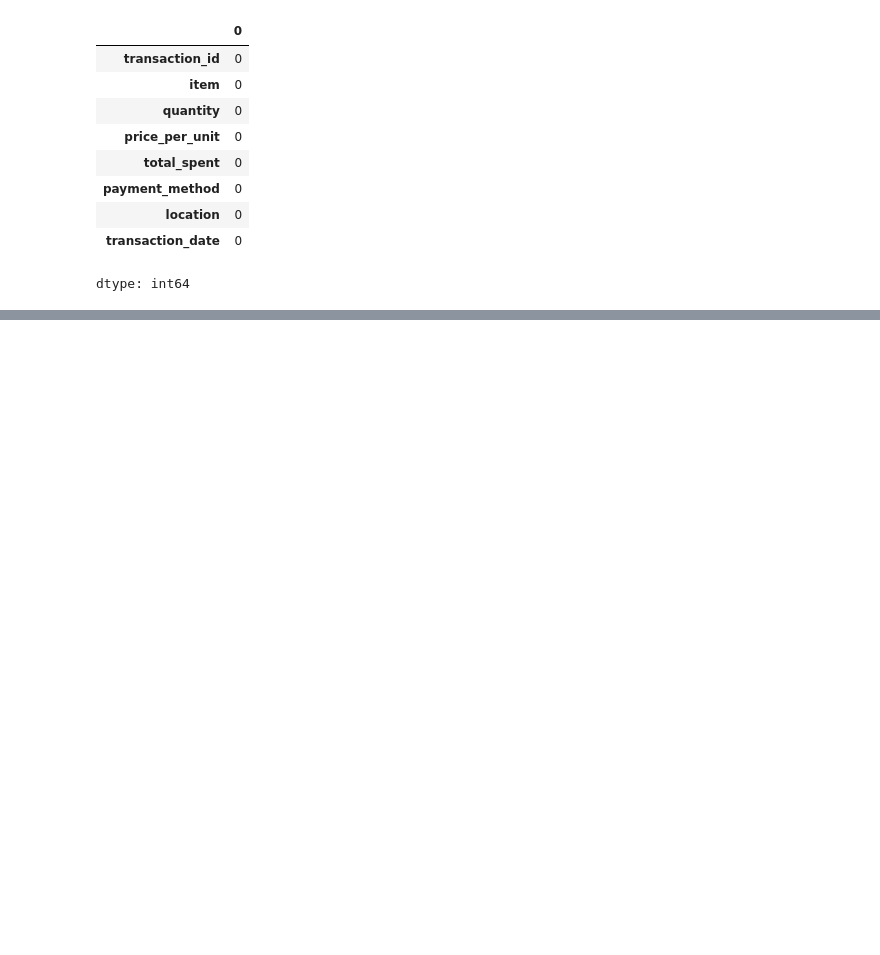
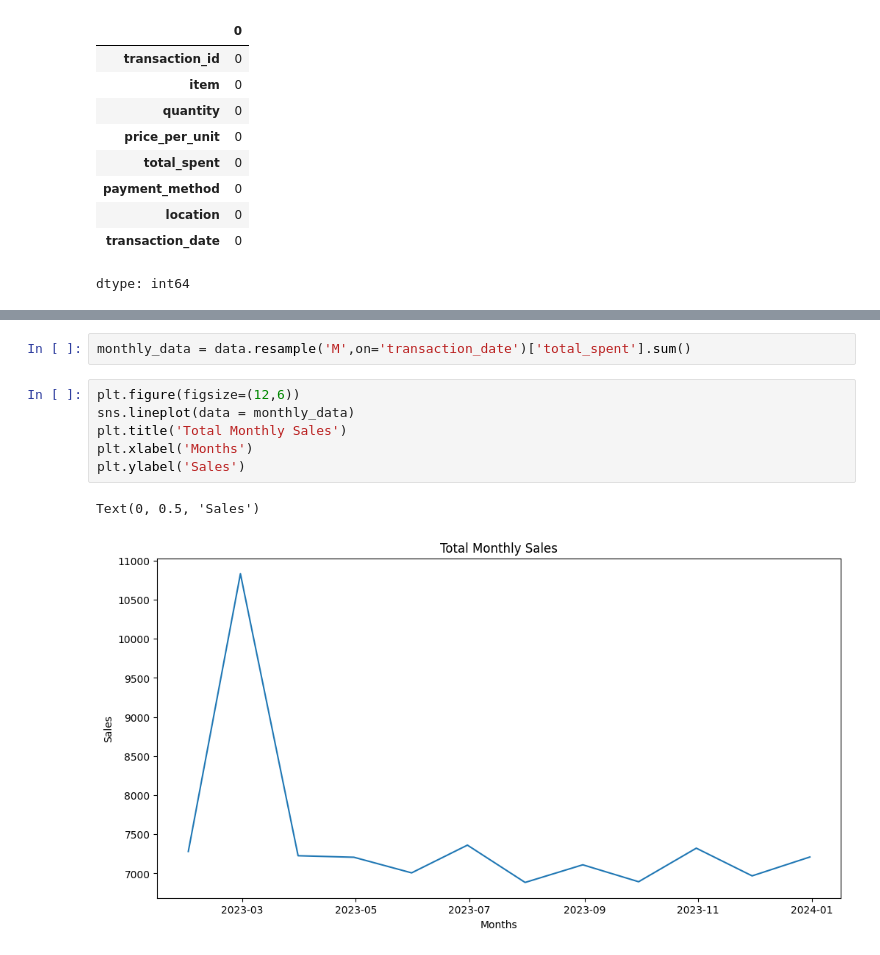
Before and after one commit to gauravvxv/cafe-sales, a Jupyter notebook: notebook/cafe_data.ipynb, the cells around one changed output, grey strips where cells are left out. Saved outputs shown, nothing was run; the diff lists cells and outputs as text; blank space fills up the shorter version.

```diff
--- a/notebook/cafe_data.ipynb
+++ b/notebook/cafe_data.ipynb
@@ -286,0 +308,11 @@ dtype: int64
+# %%
+monthly_data = data.resample('M',on='transaction_date')['total_spent'].sum()
+# %%
+plt.figure(figsize=(12,6))
+sns.lineplot(data = monthly_data)
+plt.title('Total Monthly Sales')
+plt.xlabel('Months')
+plt.ylabel('Sales')
+# %% [output]
+Text(0, 0.5, 'Sales')
+[figure, added]
```
Also changed, not shown: parts of 6 cells of this notebook.
